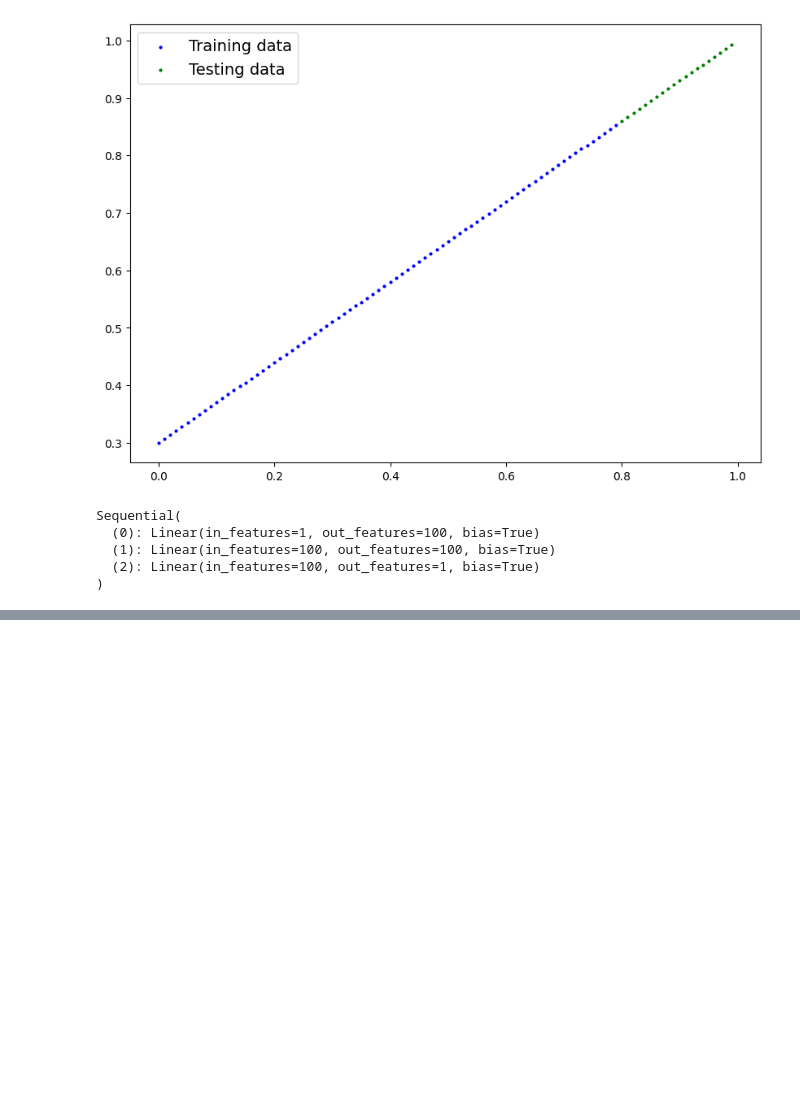
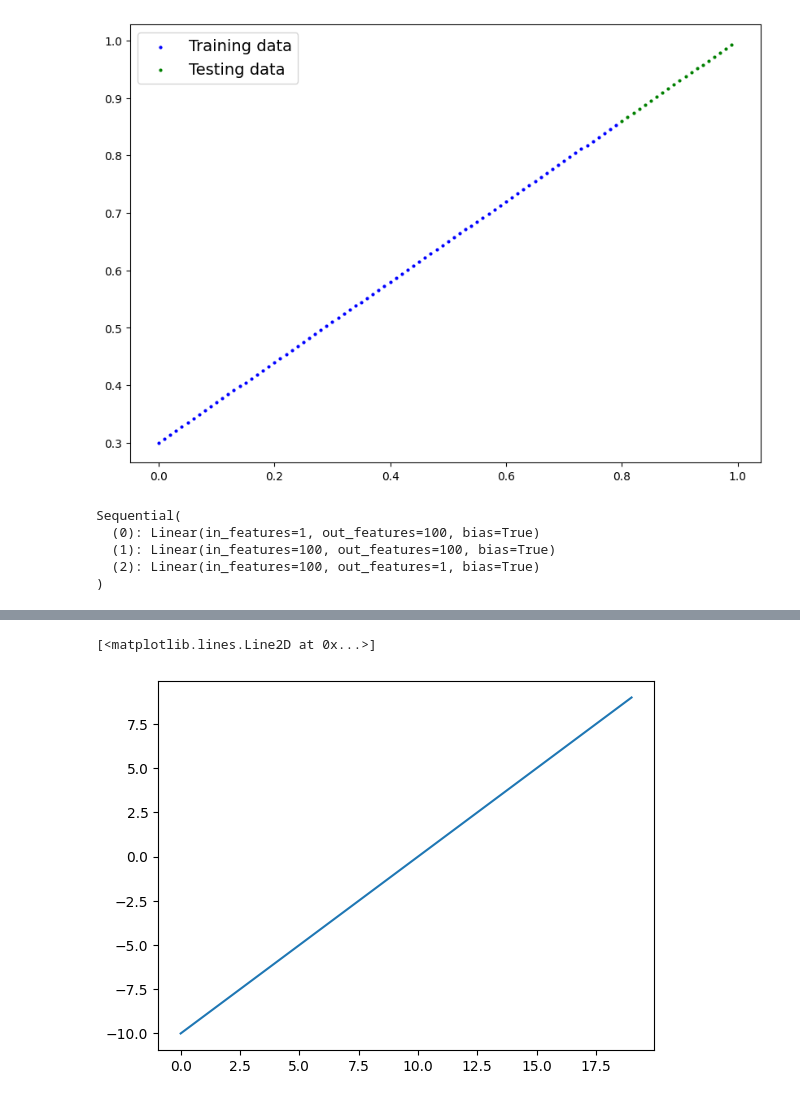
Before and after one commit to enavid/ai-samurai-kata, a Jupyter notebook: ztm_pytorch_kata.ipynb, the cells around one changed output, grey strips where cells are left out. Drawn from its saved outputs; the diff is of its cells as text; code cells hidden in the pictures; blank space fills up the shorter version.

```diff
--- a/ztm_pytorch_kata.ipynb
+++ b/ztm_pytorch_kata.ipynb
@@ -1047,0 +1224,6 @@ Epoch: 190 | Loss: 0.03636 | Test loss: 0.12383
+# %%
+# Visualize the tensor
+plt.plot(A)
+# %% [output]
+[<matplotlib.lines.Line2D at 0x...>]
+[figure, added]
```
Also changed, not shown: parts of 27 cells of this notebook.
